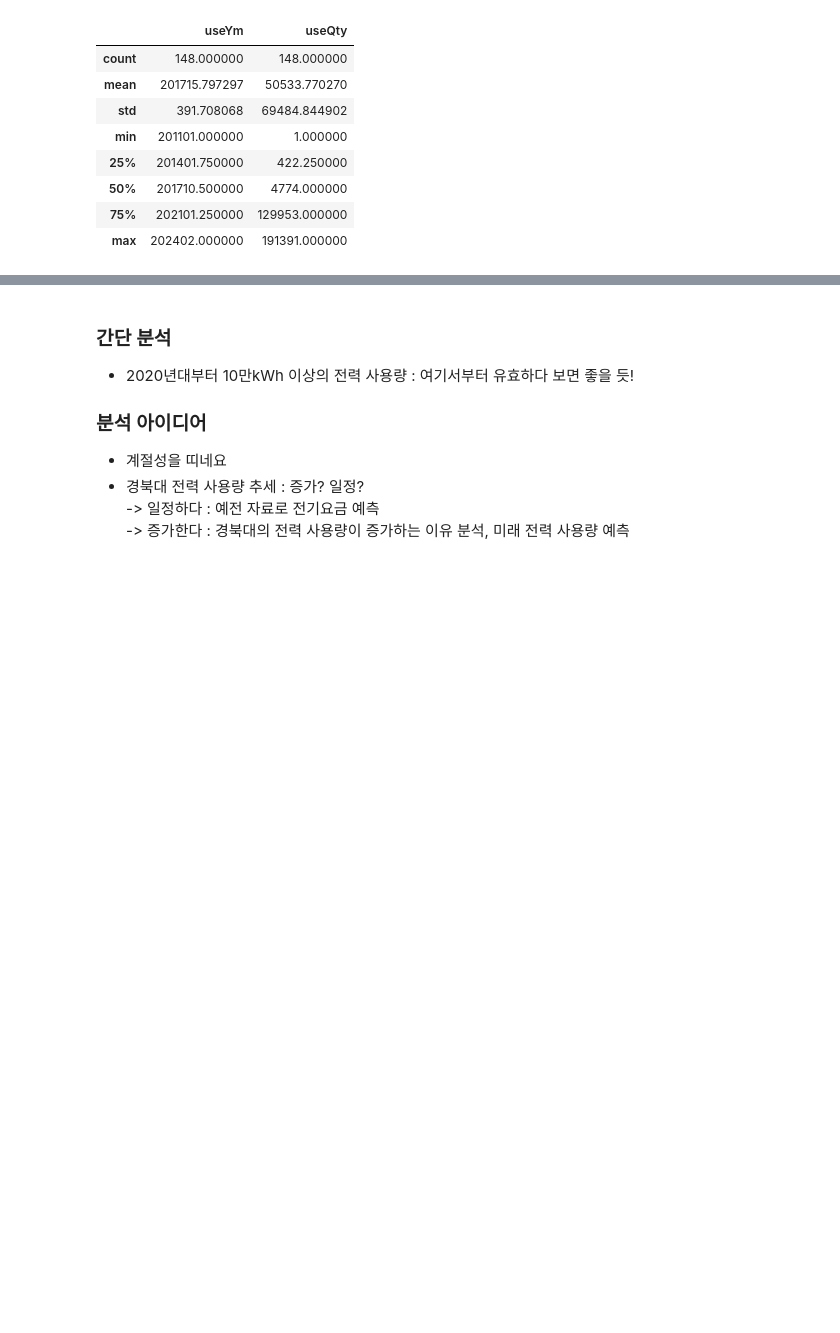
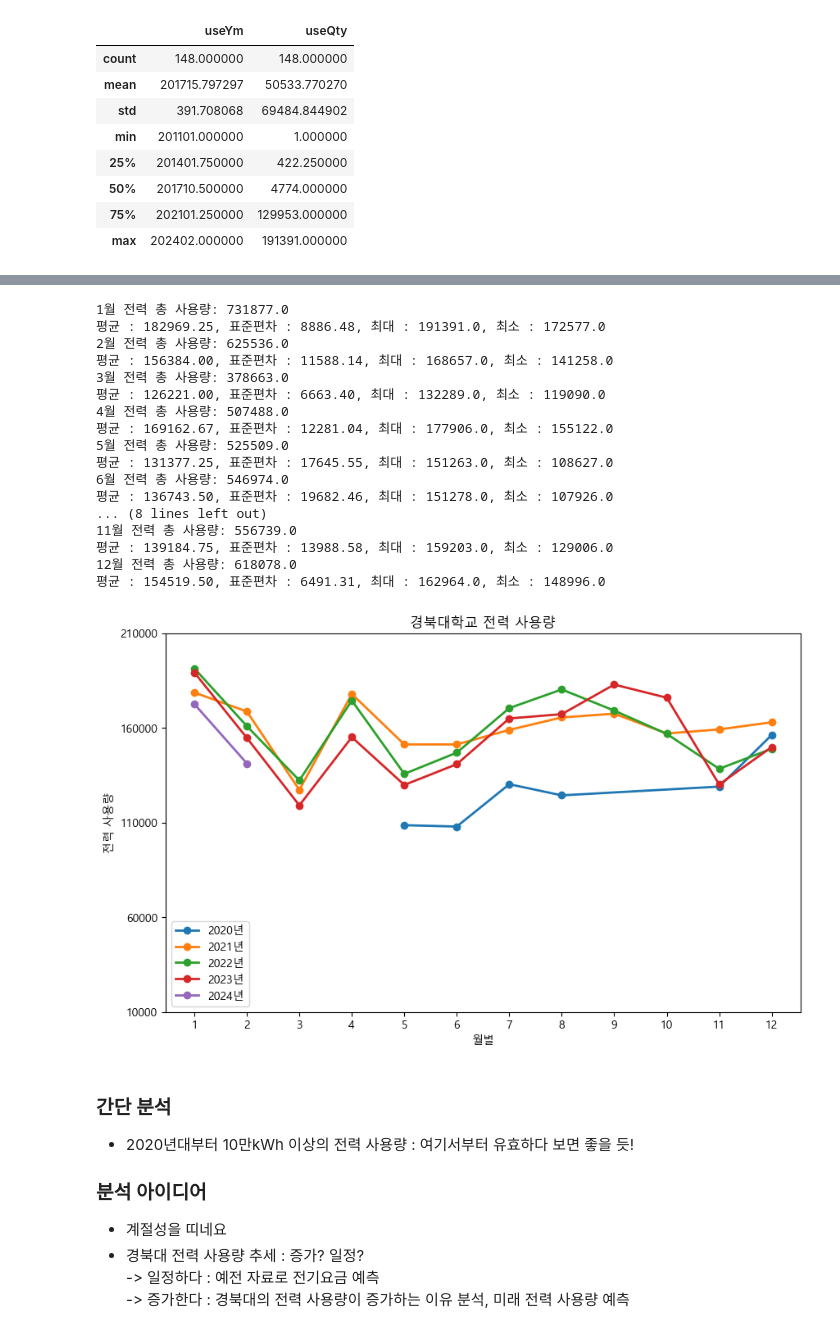
Before and after one commit to zeenoo11/Project_LivingLab, a Jupyter notebook: Projects/B01_prep_ideas.ipynb, the cells around one changed output, grey strips where cells are left out. Cells and saved outputs as stored; diff of their text form; code cells hidden in the pictures; blank space fills up the shorter version.

```diff
--- a/Projects/B01_prep_ideas.ipynb
+++ b/Projects/B01_prep_ideas.ipynb
@@ -65,3 +70,49 @@ plt.show()
+# %%
+# 2020.04 부터 사용
+data_elec = data_elec[data_elec['useYm'] > '2020-04']
+
+# 월별 전력 사용량
+data_elec['Month'] = data_elec['useYm'].dt.month
+data_elec['Year'] = data_elec['useYm'].dt.year
+
+# Monthly power consumption
+for i in range(1, 13):
+    print(f'{i}월 전력 총 사용량: {data_elec[data_elec["Month"] == i]["useQty"].sum()}')
+    print(f'평균 : {data_elec[data_elec["Month"] == i]["useQty"].mean():.2f}, 표준편차 : {data_elec[data_elec["Month"] == i]["useQty"].std():.2f}, 최대 : {data_elec[data_elec["Month"] == i]["useQty"].max()}, 최소 : {data_elec[data_elec["Month"] == i]["useQty"].min()}')
+
+# plots
+# Korean font
+plt.rc('font', family='Malgun Gothic')
+
+plt.figure(figsize=(10, 6))
+for i in range(2020, 2025):
+    plt.plot(data_elec[data_elec['Year'] == i].groupby('Month')['useQty'].sum(), label=f'{i}년', marker='o', linestyle='-', linewidth=2)
+plt.xlabel('월별')
+plt.xticks(np.arange(1, 13))
+plt.ylabel('전력 사용량')
+plt.yticks(np.arange(10000, 250000, 50000))
+plt.title('경북대학교 전력 사용량')
+plt.legend()
+plt.show()
+# %% [output]
+1월 전력 총 사용량: 731877.0
+평균 : 182969.25, 표준편차 : 8886.48, 최대 : 191391.0, 최소 : 172577.0
+2월 전력 총 사용량: 625536.0
+평균 : 156384.00, 표준편차 : 11588.14, 최대 : 168657.0, 최소 : 141258.0
+3월 전력 총 사용량: 378663.0
+평균 : 126221.00, 표준편차 : 6663.40, 최대 : 132289.0, 최소 : 119090.0
+4월 전력 총 사용량: 507488.0
+평균 : 169162.67, 표준편차 : 12281.04, 최대 : 177906.0, 최소 : 155122.0
+5월 전력 총 사용량: 525509.0
+평균 : 131377.25, 표준편차 : 17645.55, 최대 : 151263.0, 최소 : 108627.0
+6월 전력 총 사용량: 546974.0
+평균 : 136743.50, 표준편차 : 19682.46, 최대 : 151278.0, 최소 : 107926.0
+... (8 lines left out)
+11월 전력 총 사용량: 556739.0
+평균 : 139184.75, 표준편차 : 13988.58, 최대 : 159203.0, 최소 : 129006.0
+12월 전력 총 사용량: 618078.0
+평균 : 154519.50, 표준편차 : 6491.31, 최대 : 162964.0, 최소 : 148996.0
+[figure, added]
 # %% [markdown]
 ### 간단 분석
 - 2020년대부터 10만kWh 이상의 전력 사용량 : 여기서부터 유효하다 보면 좋을 듯!
```
Also changed, not shown: parts of 11 cells of this notebook.
